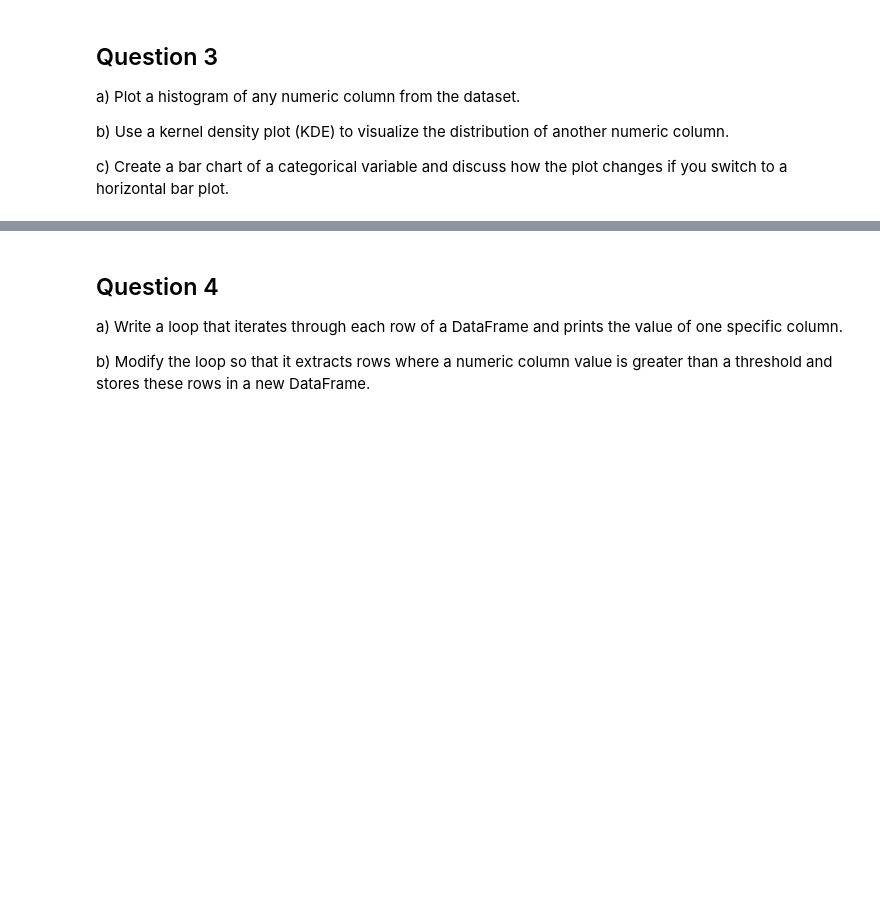
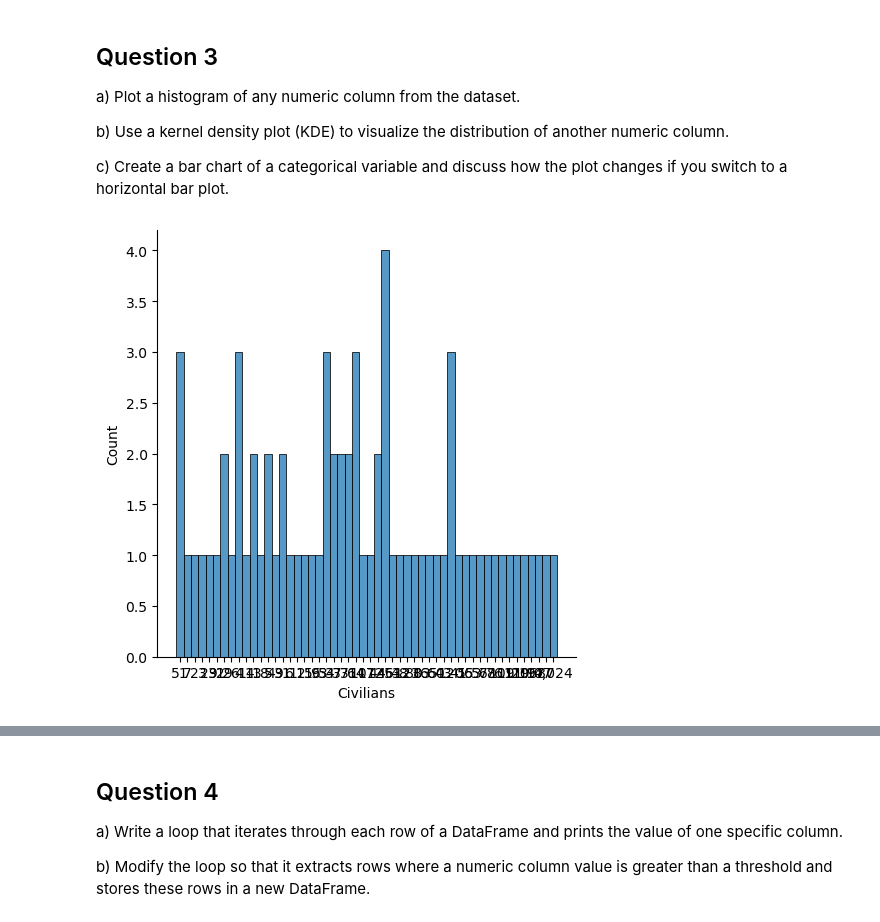
Before and after one commit to mannan272/data1, a Jupyter notebook: lab-01/Assignment2.ipynb, the cells around one changed output, grey strips where cells are left out. Saved outputs shown, nothing was run; the diff lists cells and outputs as text; code cells hidden in the pictures; blank space fills up the shorter version.

```diff
--- a/lab-01/Assignment2.ipynb
+++ b/lab-01/Assignment2.ipynb
@@ -37,0 +42,7 @@ c) Extract the column names and create a dictionary where each column name is th
+# %%
+f = '/Users/nilshollestelle/Desktop/MADE Data 1/Labs/lab-01/lab-01/data/wikileaks.csv'
+
+wiki_raw = pd.read_csv(f, header = 1, index_col= [0,1]) #read csv and make years+months part of index
+
+
+wiki_raw.head()
@@ -47,0 +82,4 @@ c) Create a bar chart of a categorical variable and discuss how the plot changes
+# %%
+sns.displot(wiki_raw['Civilians']);
+# %% [output]
+[figure, added]
```
Also changed, not shown: parts of 13 cells of this notebook, 2 other files.
